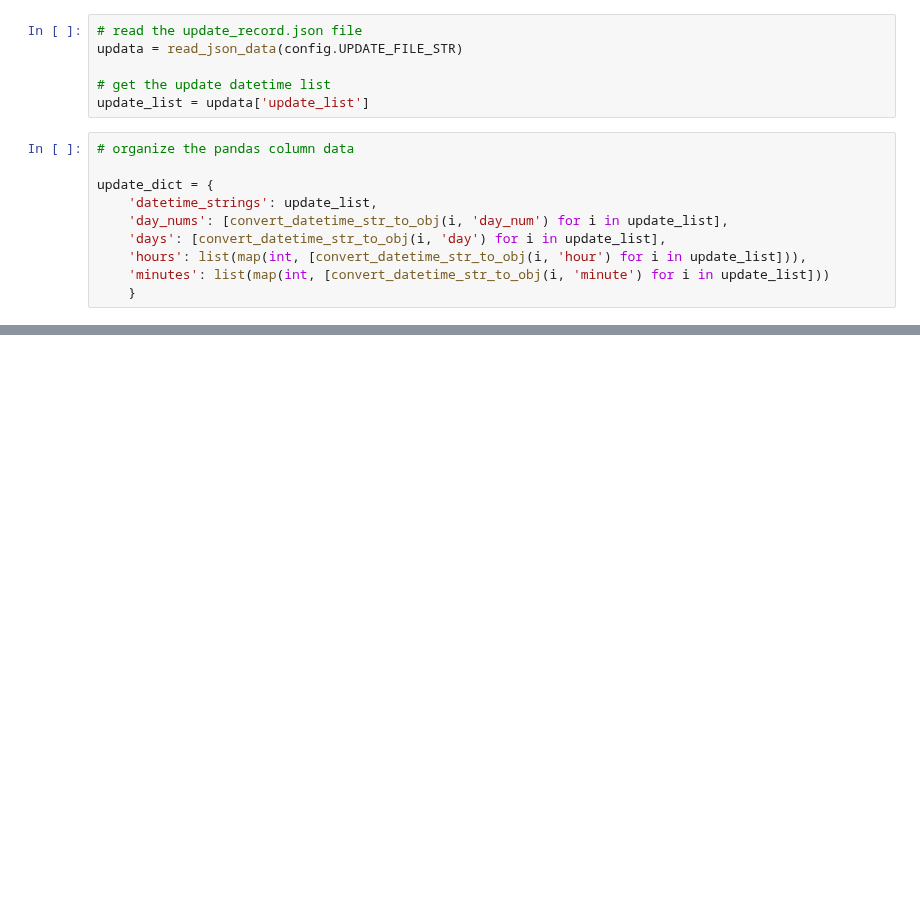
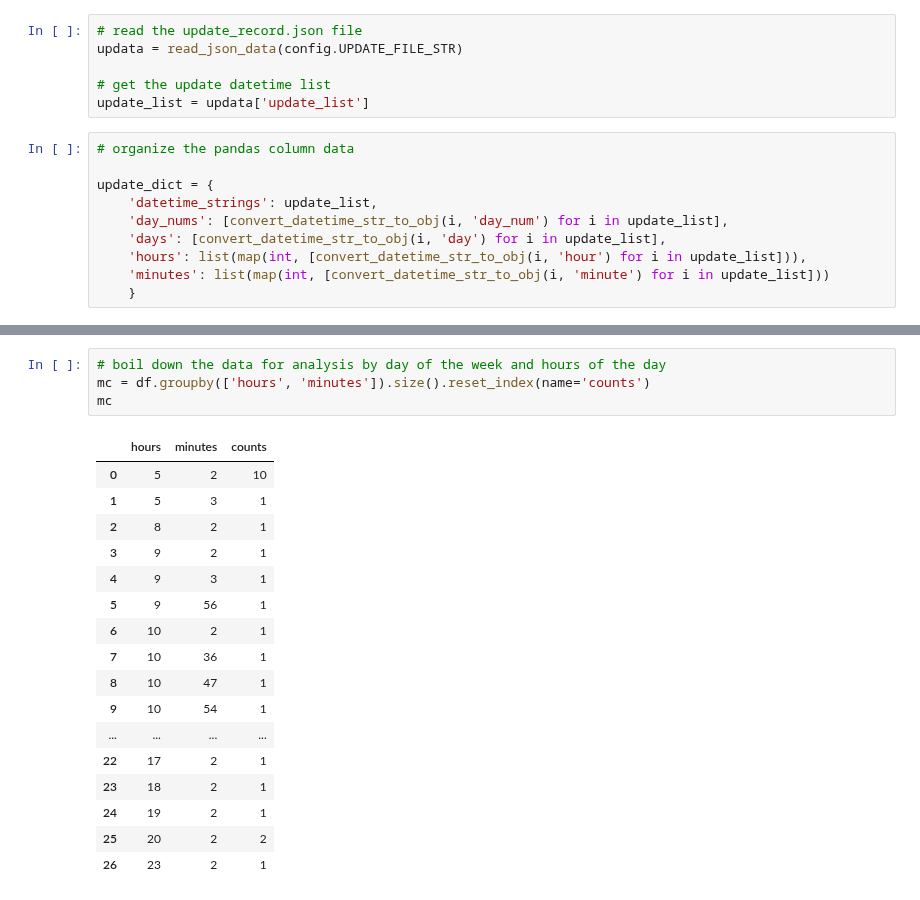
Before and after one commit to Ipgnosis/covid_analysis, a Jupyter notebook: analyze_update_record.ipynb, the cells around one changed output, grey strips where cells are left out. Cells and saved outputs as stored; diff of their text form; blank space fills up the shorter version.

```diff
--- a/analyze_update_record.ipynb
+++ b/analyze_update_record.ipynb
@@ -104,0 +105,22 @@ scatter_plot(labels, results, params)
+# %%
+# boil down the data for analysis by day of the week and hours of the day
+mc = df.groupby(['hours', 'minutes']).size().reset_index(name='counts')
+mc
+# %% [output]
+|  | hours | minutes | counts |
+| 0 | 5 | 2 | 10 |
+| 1 | 5 | 3 | 1 |
+| 2 | 8 | 2 | 1 |
+| 3 | 9 | 2 | 1 |
+| 4 | 9 | 3 | 1 |
+| 5 | 9 | 56 | 1 |
+| 6 | 10 | 2 | 1 |
+| 7 | 10 | 36 | 1 |
+| 8 | 10 | 47 | 1 |
+| 9 | 10 | 54 | 1 |
+| ... | ... | ... | ... |
+| 22 | 17 | 2 | 1 |
+| 23 | 18 | 2 | 1 |
+| 24 | 19 | 2 | 1 |
+| 25 | 20 | 2 | 2 |
+| 26 | 23 | 2 | 1 |
```
Also changed, not shown: parts of 4 cells of this notebook, 12 other files.
